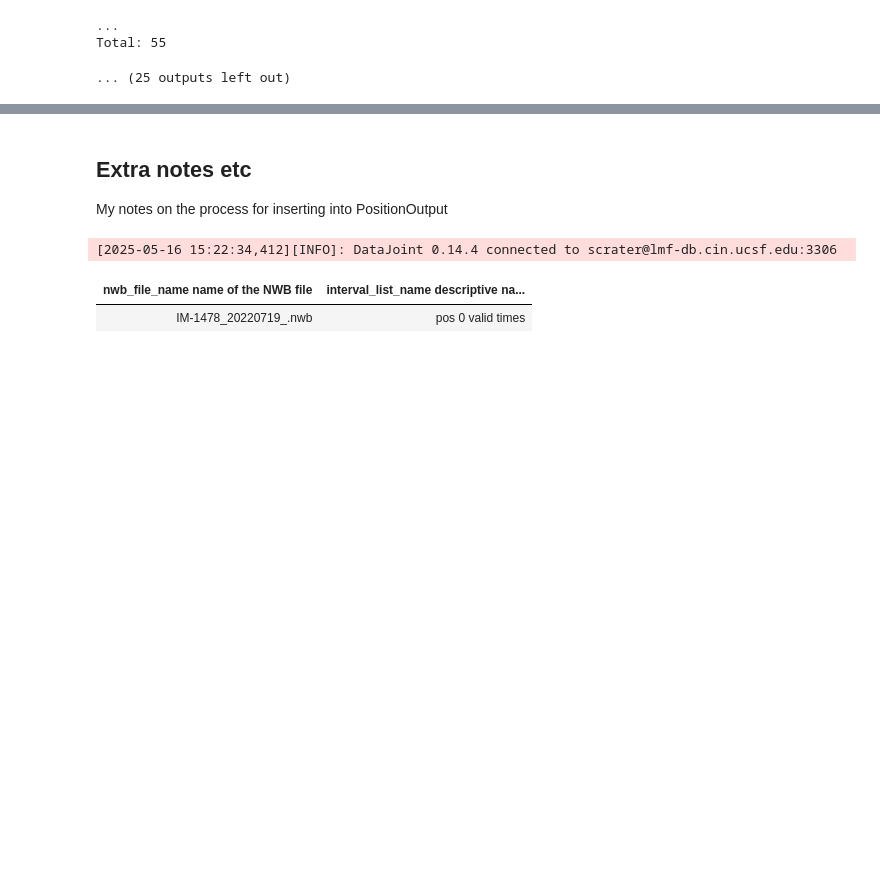
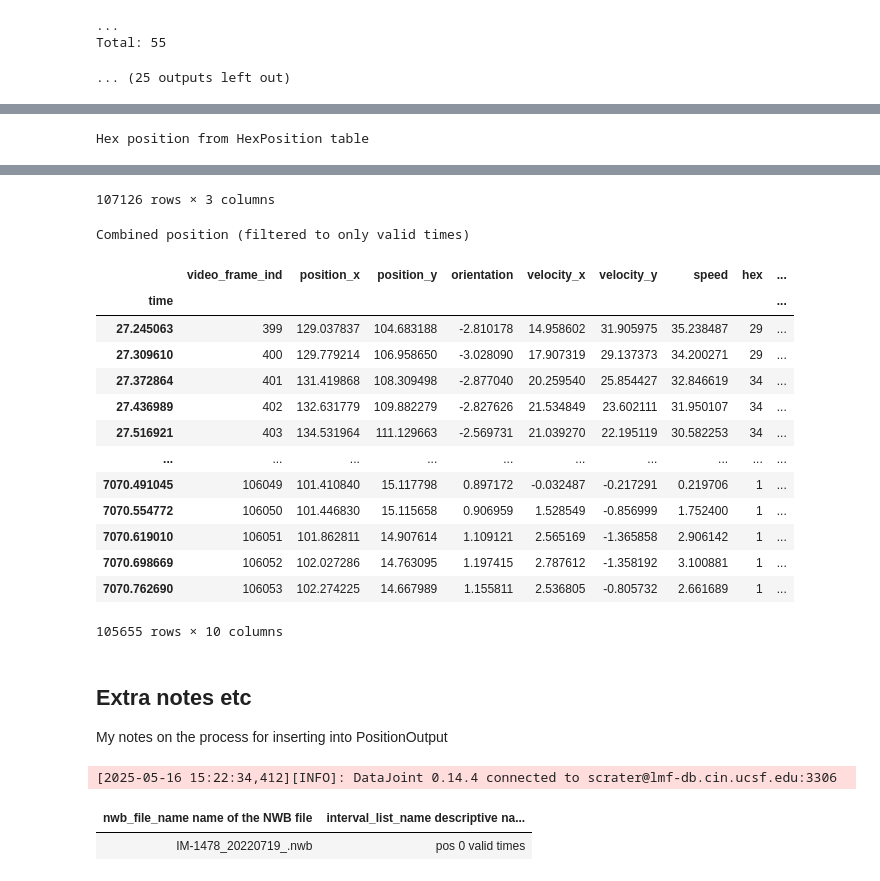
Before and after one commit to calderast/Hex-maze-spyglass, a Jupyter notebook: Berke_Lab_full_process.ipynb, the cells around one changed output, grey strips where cells are left out. Cells and saved outputs as stored; diff of their text form; code cells hidden in the pictures; blank space fills up the shorter version.

Commit message:
Updatre fetching position

```diff
--- a/Berke_Lab_full_process.ipynb
+++ b/Berke_Lab_full_process.ipynb
@@ -176,0 +181,63 @@ Total: 55
+# %%
+from fiber_photometry import FiberPhotometrySeries
+from hex_maze_behavior import HexPositionSelection, HexPosition
+from spyglass.utils.nwb_helper_fn import get_nwb_copy_filename
+from spyglass.position import PositionOutput
+from spyglass.common import Nwbfile, IntervalList
+import spyglass.common as sgc
+from spyglass.position import PositionOutput
+from hex_maze_behavior import HexPosition, HexMazeBlock
+
+nwb_file_name = "IM-1478_20220719_.nwb"
+epoch = 0
+
+# Get all blocks for this epoch so we can filter to only valid times
+blocks = (HexMazeBlock & {"nwb_file_name": nwb_file_name, "epoch": epoch}).fetch()
+first_block = blocks[0]
+last_block = blocks[-1]
+
+first_block_start, first_block_end = (IntervalList & {
+    'nwb_file_name': nwb_file_name,
+    'interval_list_name': first_block['interval_list_name']
+}).fetch1('valid_times')[0]
+
+last_block_start, last_block_end = (IntervalList & {
+    'nwb_file_name': nwb_file_name,
+    'interval_list_name': last_block['interval_list_name']
+}).fetch1('valid_times')[0]
+
+# Get position merge ID for this epoch
+# There may be multiple if position was processed multiple times so we just fetch1 and hope for the best
+interval_list_name = f"pos {epoch} valid times"
+position_output_key = {
+    "nwb_file_name": nwb_file_name,
+    "interval_list_name": interval_list_name
+}
+merge_id = (PositionOutput.merge_get_part(position_output_key)).fetch1("KEY")
+
+# Get processed xy position from the PositionOutput table
+xy_position_df = (PositionOutput & {"merge_id": merge_id["merge_id"]}).fetch1_dataframe()
+
+# Get hex position from the HexPosition table
+# Note in the HexPosition table, we have to use 'pos_merge_id' instead of 'merge_id'
+hex_position_df = (HexPosition & {"pos_merge_id": merge_id["merge_id"]}).fetch1_dataframe()
+
+print("x,y position from PositionOutput table")
+display(xy_position_df)
+
+print("Hex position from HexPosition table")
+display(hex_position_df)
+# NOTE hex position will probably show -1 and None values because the start/end of the dataframe are
+# outside of block time boundaries so position was not assigned to a hex here. The filtered dataframe
+# below should show real values as expected
+
+# Combine x,y position with assigned hex position
+full_position_df = xy_position_df.join(hex_position_df, on='time')
+
+# Filter position data to only include times between first block start and last block end
+mask = (full_position_df.index >= first_block_start) & (full_position_df.index <= last_block_end)
+full_position_df  = full_position_df .loc[mask]
+
+print("Combined position (filtered to only valid times)")
+display(full_position_df )
+# %% [output]
@@ -176,0 +259 @@ Total: 55
+Hex position from HexPosition table
@@ -177,3 +273,19 @@ Total: 55
+107126 rows × 3 columns
+Combined position (filtered to only valid times)
+|  | video_frame_ind | position_x | position_y | orientation | velocity_x | velocity_y | speed | hex | ... |
+| time |  |  |  |  |  |  |  |  | ... |
+| 27.245063 | 399 | 129.037837 | 104.683188 | -2.810178 | 14.958602 | 31.905975 | 35.238487 | 29 | ... |
+| 27.309610 | 400 | 129.779214 | 106.958650 | -3.028090 | 17.907319 | 29.137373 | 34.200271 | 29 | ... |
+| 27.372864 | 401 | 131.419868 | 108.309498 | -2.877040 | 20.259540 | 25.854427 | 32.846619 | 34 | ... |
+| 27.436989 | 402 | 132.631779 | 109.882279 | -2.827626 | 21.534849 | 23.602111 | 31.950107 | 34 | ... |
+| 27.516921 | 403 | 134.531964 | 111.129663 | -2.569731 | 21.039270 | 22.195119 | 30.582253 | 34 | ... |
+| ... | ... | ... | ... | ... | ... | ... | ... | ... | ... |
+| 7070.491045 | 106049 | 101.410840 | 15.117798 | 0.897172 | -0.032487 | -0.217291 | 0.219706 | 1 | ... |
+| 7070.554772 | 106050 | 101.446830 | 15.115658 | 0.906959 | 1.528549 | -0.856999 | 1.752400 | 1 | ... |
+| 7070.619010 | 106051 | 101.862811 | 14.907614 | 1.109121 | 2.565169 | -1.365858 | 2.906142 | 1 | ... |
+| 7070.698669 | 106052 | 102.027286 | 14.763095 | 1.197415 | 2.787612 | -1.358192 | 3.100881 | 1 | ... |
+| 7070.762690 | 106053 | 102.274225 | 14.667989 | 1.155811 | 2.536805 | -0.805732 | 2.661689 | 1 | ... |
+105655 rows × 10 columns
 # %% [markdown]
 ## Extra notes etc
 
```
Also changed, not shown: parts of 3 cells of this notebook.
